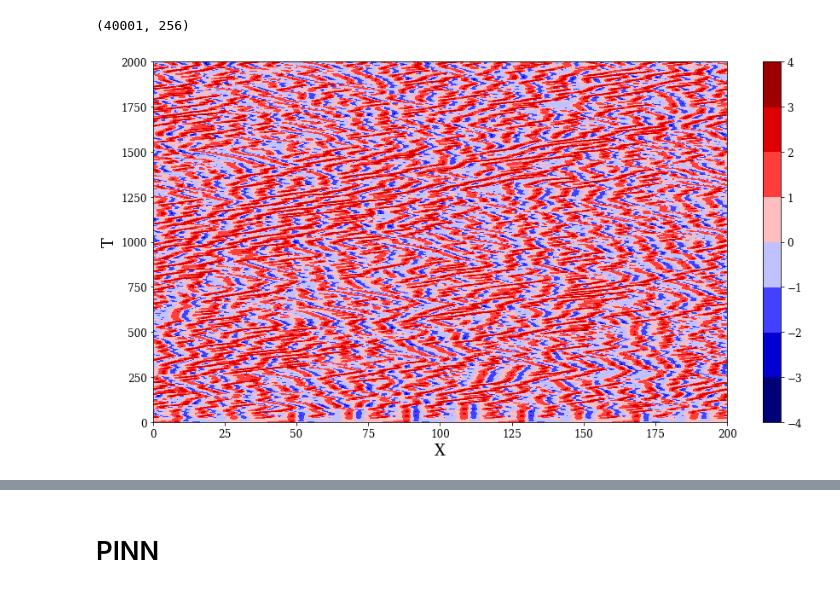
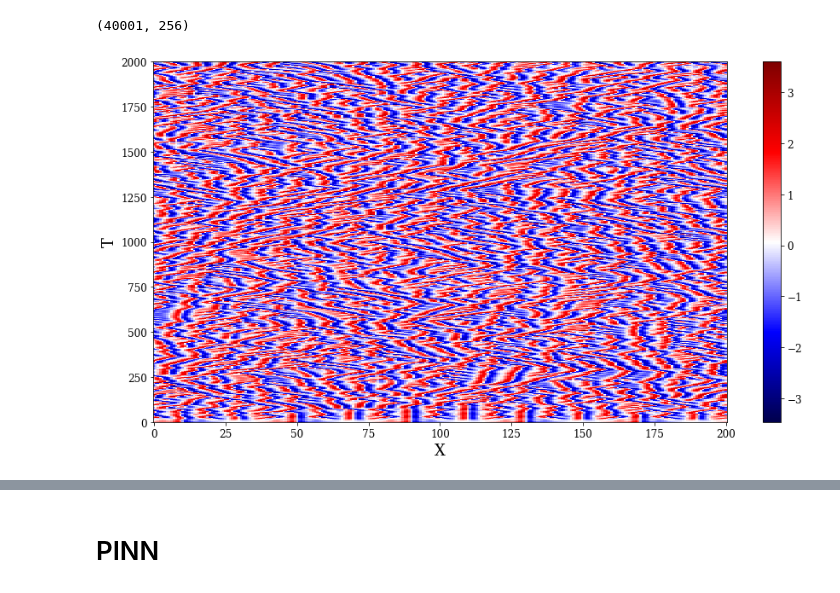
Before and after one commit to pirao/Kuramoto_PINN, a Jupyter notebook: PINN_Kuramoto.ipynb, the cells around one changed output, grey strips where cells are left out. Drawn from its saved outputs; the diff is of its cells as text; code cells hidden in the pictures.

```diff
--- a/PINN_Kuramoto.ipynb
+++ b/PINN_Kuramoto.ipynb
@@ -44,14 +44,14 @@ X.shape
 # %%
 fig, ax = plt.subplots(figsize=(13, 7))
 
-surf = ax.contourf(X, T, U, cmap=plt.get_cmap("seismic"))
+surf = plt.pcolor(X,T,U,cmap='seismic',shading='auto')
 
 fig.colorbar(surf)
 plt.xlabel('X')
 plt.ylabel('T')
 plt.tight_layout()
 # %% [output]
-[figure, old version]
+[figure, new version]
 # %%
 # Taking out the first 200 seconds of data
 
```
Also changed, not shown: parts of 3 cells of this notebook, 1 other file.
